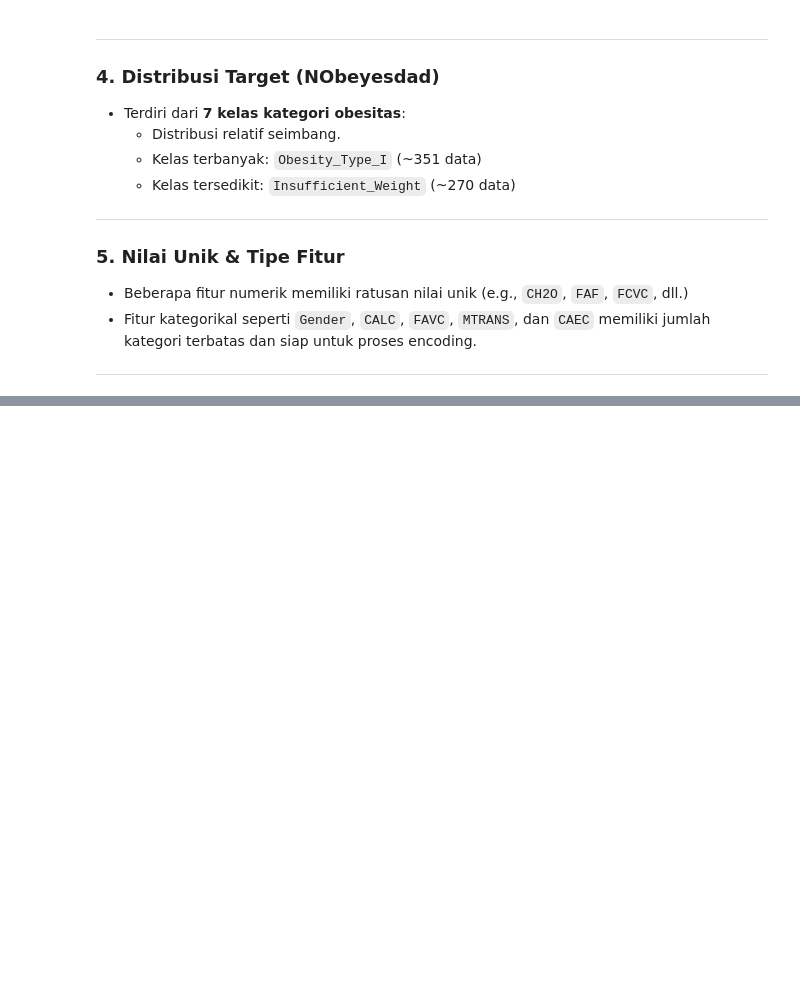
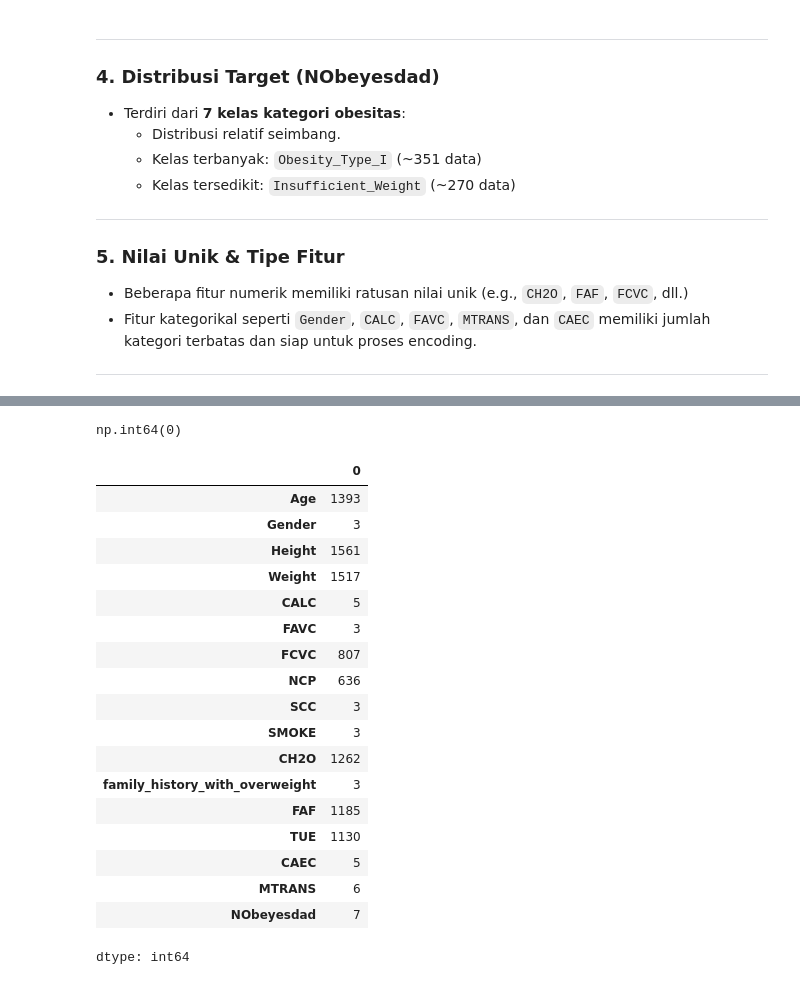
Before and after one commit to javieresoares/bengkel-koding, a Jupyter notebook: UAS_BengKod.ipynb, the cells around one changed output, grey strips where cells are left out. Drawn from its saved outputs; the diff is of its cells as text; code cells hidden in the pictures; blank space fills up the shorter version.

Commit message:
Add files - Preprocessing Data

```diff
--- a/UAS_BengKod.ipynb
+++ b/UAS_BengKod.ipynb
@@ -162,0 +183,17 @@ dtype: int64
+# %%
+# Definisikan kolom numerik dan kategorikal
+numeric_cols = ['Age', 'Height', 'Weight', 'FCVC', 'NCP', 'CH2O', 'FAF', 'TUE']
+categorical_cols = ['Gender', 'CALC', 'FAVC', 'SCC', 'SMOKE',
+                    'family_history_with_overweight', 'CAEC', 'MTRANS']
+
+# Pastikan semua kolom numerik dikonversi ke float (jika masih object karena koma atau spasi)
+for col in numeric_cols:
+    df[col] = df[col].astype(str).str.replace(',', '.')
+    df[col] = pd.to_numeric(df[col], errors='coerce')
+
+# Tangani missing values
+for col in numeric_cols:
+    df[col].fillna(df[col].median(), inplace=True)
+
+for col in categorical_cols:
+    df[col].fillna(df[col].mode()[0], inplace=True)
@@ -162,0 +213,33 @@ dtype: int64
+# %%
+df.drop_duplicates(inplace=True)
+# %%
+# Cek duplikasi data
+df.duplicated().sum()
+# %% [output]
+np.int64(0)
+# %%
+# Drop nilai ekstrem tak logis
+df = df[(df['FAF'] <= 24) & (df['TUE'] <= 24)]
+# %%
+# Cek nilai unik / unique values
+df.nunique()
+# %% [output]
+|  | 0 |
+| Age | 1393 |
+| Gender | 3 |
+| Height | 1561 |
+| Weight | 1517 |
+| CALC | 5 |
+| FAVC | 3 |
+| FCVC | 807 |
+| NCP | 636 |
+| SCC | 3 |
+| SMOKE | 3 |
+| CH2O | 1262 |
+| family_history_with_overweight | 3 |
+| FAF | 1185 |
+| TUE | 1130 |
+| CAEC | 5 |
+| MTRANS | 6 |
+| NObeyesdad | 7 |
+dtype: int64
```
Also changed, not shown: parts of 5 cells of this notebook.
